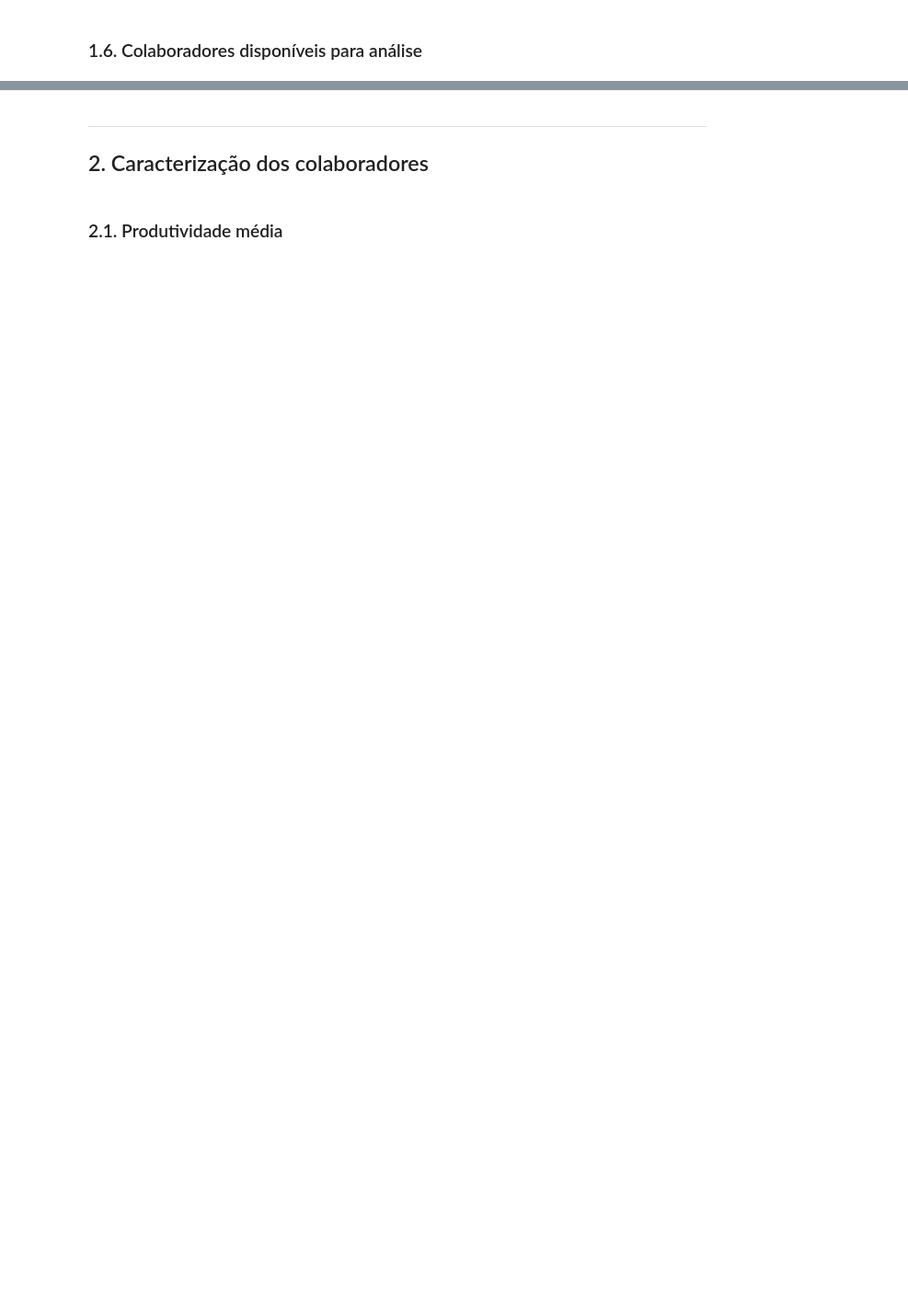
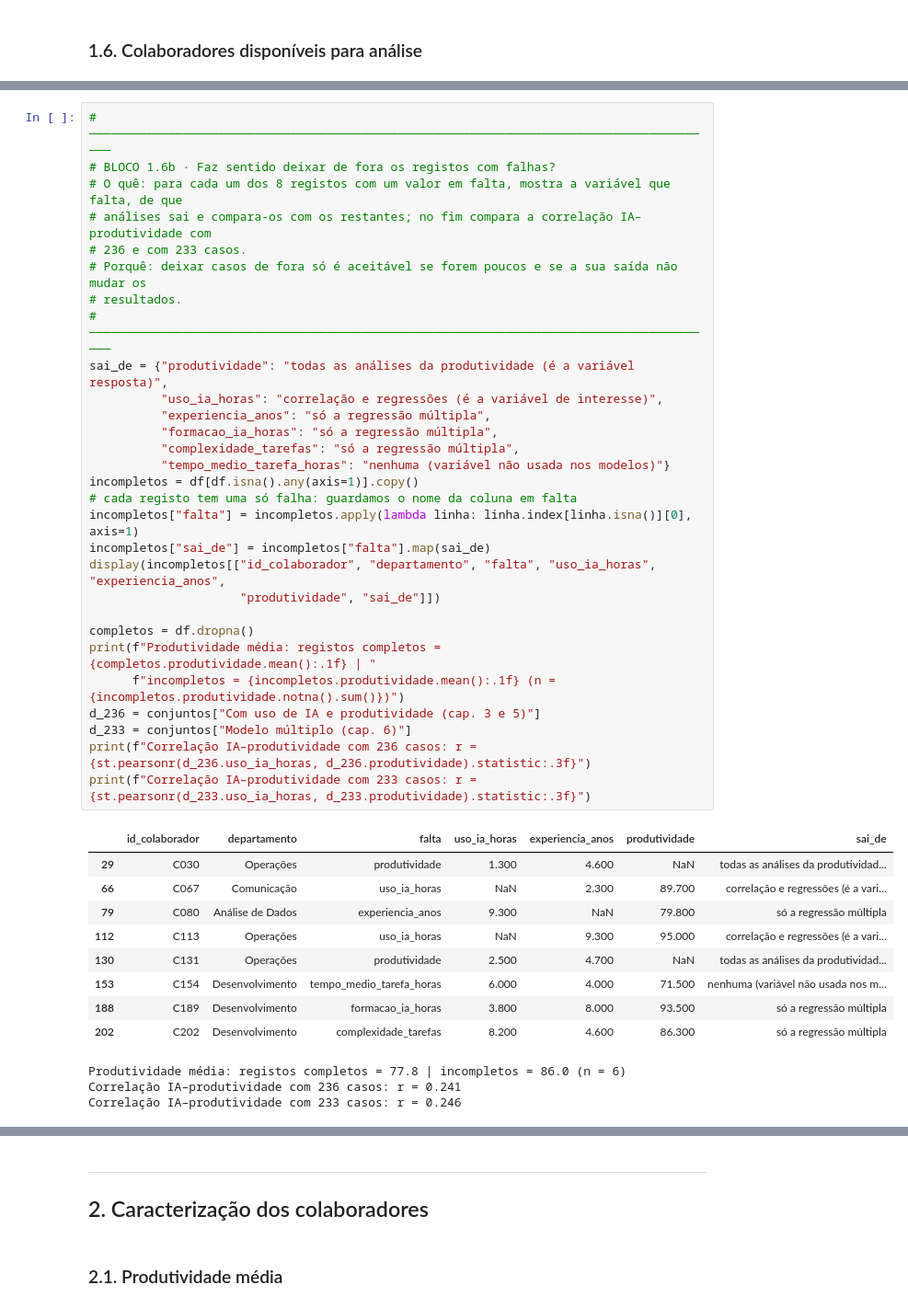
Before and after one commit to gcoutinho-ipca/tp1-mepa-ia-produtividade, a Jupyter notebook: TP1_MEPA_IA_Produtividade.ipynb, the cells around one changed output, grey strips where cells are left out. Shown at 92% size. Saved outputs shown, nothing was run; the diff lists cells and outputs as text; blank space fills up the shorter version.

```diff
--- a/TP1_MEPA_IA_Produtividade.ipynb
+++ b/TP1_MEPA_IA_Produtividade.ipynb
@@ -292,3 +396,45 @@ display(pd.Series({k: len(v) for k, v in conjuntos.items()}, name="n").to_frame(
 | Com uso de IA | 238 |
 | Com uso de IA e produtividade (ca... | 236 |
 | Modelo múltiplo (cap. 6) | 233 |
+# %%
+# ────────────────────────────────────────────────────────────────────────────────────────
+# BLOCO 1.6b · Faz sentido deixar de fora os registos com falhas?
+# O quê: para cada um dos 8 registos com um valor em falta, mostra a variável que falta, de que
+# análises sai e compara-os com os restantes; no fim compara a correlação IA–produtividade com
+# 236 e com 233 casos.
+# Porquê: deixar casos de fora só é aceitável se forem poucos e se a sua saída não mudar os
+# resultados.
+# ────────────────────────────────────────────────────────────────────────────────────────
+sai_de = {"produtividade": "todas as análises da produtividade (é a variável resposta)",
+          "uso_ia_horas": "correlação e regressões (é a variável de interesse)",
+          "experiencia_anos": "só a regressão múltipla",
+          "formacao_ia_horas": "só a regressão múltipla",
+          "complexidade_tarefas": "só a regressão múltipla",
+          "tempo_medio_tarefa_horas": "nenhuma (variável não usada nos modelos)"}
+incompletos = df[df.isna().any(axis=1)].copy()
+# cada registo tem uma só falha: guardamos o nome da coluna em falta
+incompletos["falta"] = incompletos.apply(lambda linha: linha.index[linha.isna()][0], axis=1)
+incompletos["sai_de"] = incompletos["falta"].map(sai_de)
+display(incompletos[["id_colaborador", "departamento", "falta", "uso_ia_horas", "experiencia_anos",
+                     "produtividade", "sai_de"]])
+
+completos = df.dropna()
+print(f"Produtividade média: registos completos = {completos.produtividade.mean():.1f} | "
+      f"incompletos = {incompletos.produtividade.mean():.1f} (n = {incompletos.produtividade.notna().sum()})")
+d_236 = conjuntos["Com uso de IA e produtividade (cap. 3 e 5)"]
+d_233 = conjuntos["Modelo múltiplo (cap. 6)"]
+print(f"Correlação IA–produtividade com 236 casos: r = {st.pearsonr(d_236.uso_ia_horas, d_236.produtividade).statistic:.3f}")
+print(f"Correlação IA–produtividade com 233 casos: r = {st.pearsonr(d_233.uso_ia_horas, d_233.produtividade).statistic:.3f}")
+# %% [output]
+|  | id_colaborador | departamento | falta | uso_ia_horas | experiencia_anos | produtividade | sai_de |
+| 29 | C030 | Operações | produtividade | 1.300 | 4.600 | NaN | todas as análises da produtividad... |
+| 66 | C067 | Comunicação | uso_ia_horas | NaN | 2.300 | 89.700 | correlação e regressões (é a vari... |
+| 79 | C080 | Análise de Dados | experiencia_anos | 9.300 | NaN | 79.800 | só a regressão múltipla |
+| 112 | C113 | Operações | uso_ia_horas | NaN | 9.300 | 95.000 | correlação e regressões (é a vari... |
+| 130 | C131 | Operações | produtividade | 2.500 | 4.700 | NaN | todas as análises da produtividad... |
+| 153 | C154 | Desenvolvimento | tempo_medio_tarefa_horas | 6.000 | 4.000 | 71.500 | nenhuma (variável não usada nos m... |
+| 188 | C189 | Desenvolvimento | formacao_ia_horas | 3.800 | 8.000 | 93.500 | só a regressão múltipla |
+| 202 | C202 | Desenvolvimento | complexidade_tarefas | 8.200 | 4.600 | 86.300 | só a regressão múltipla |
+Produtividade média: registos completos = 77.8 | incompletos = 86.0 (n = 6)
+Correlação IA–produtividade com 236 casos: r = 0.241
+Correlação IA–produtividade com 233 casos: r = 0.246
```
Also changed, not shown: parts of 86 cells of this notebook, 9 other files.
